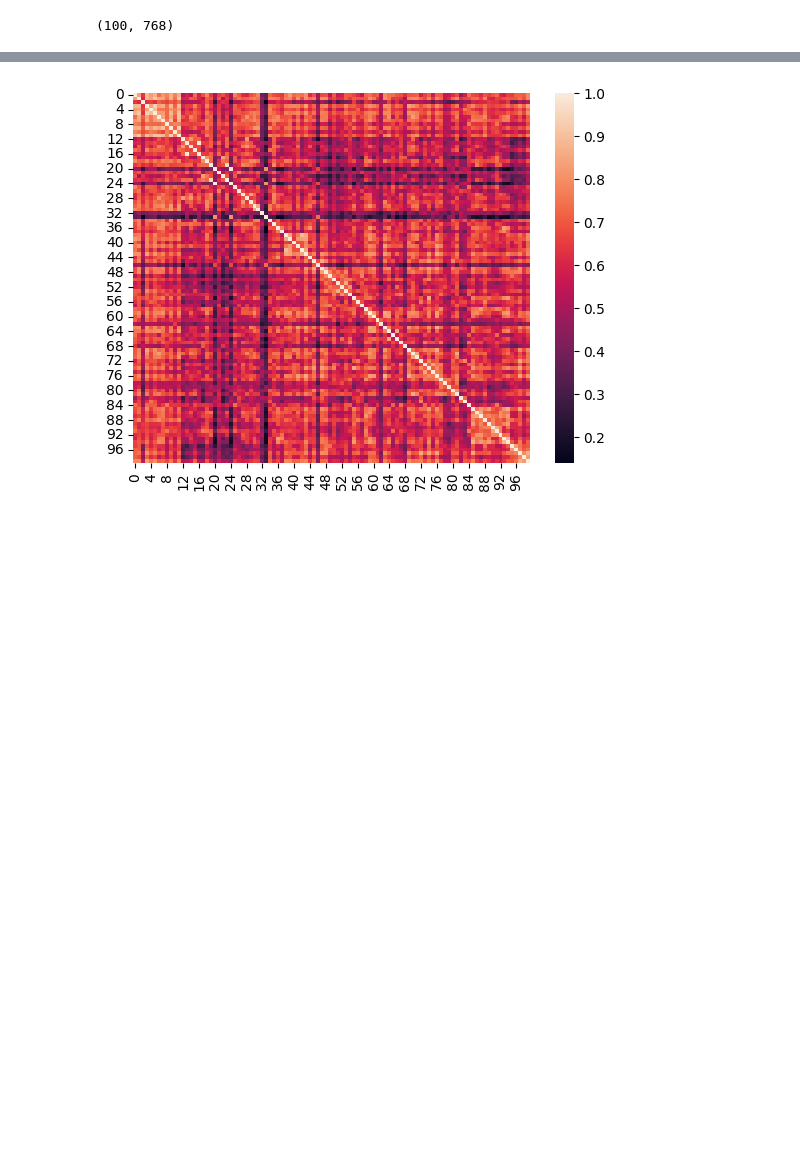
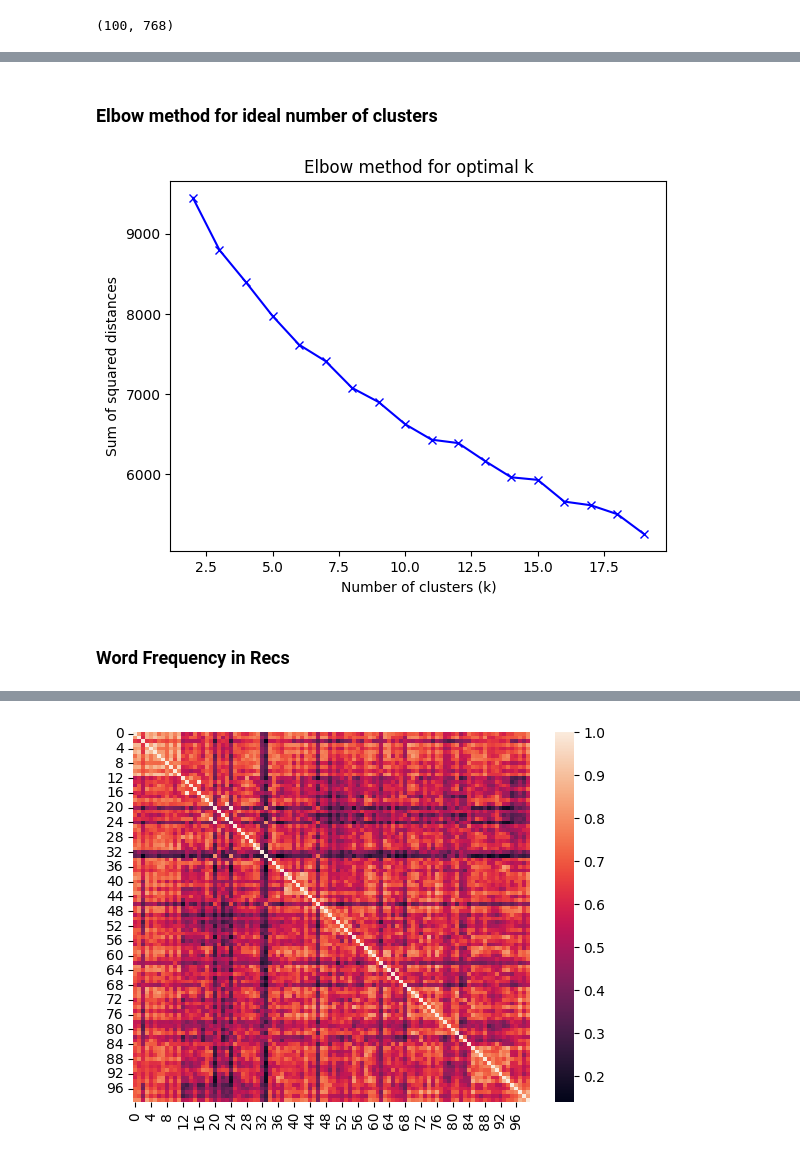
Before and after one commit to ColumbiaCysyphus/ml-dev, a Jupyter notebook: summer_2022/Workflow 2.ipynb, the cells around one changed output, grey strips where cells are left out. Saved outputs shown, nothing was run; the diff lists cells and outputs as text; code cells hidden in the pictures; blank space fills up the shorter version.

```diff
--- a/summer_2022/Recommendation_analysisv2.ipynb
+++ b/summer_2022/Workflow 2.ipynb
@@ -210,0 +69,21 @@ sentence_embeddings.shape
+# %% [markdown]
+### Elbow method for ideal number of clusters
+# %%
+range_n_clusters = range(2, 20)
+
+# Compute the sum of squared distances for each k
+ssd = []
+for k in range_n_clusters:
+    kmeans_temp = KMeans(n_clusters=k, random_state=0).fit(sentence_embeddings)
+    ssd.append(kmeans_temp.inertia_)
+
+# Plot the elbow curve
+plt.plot(range_n_clusters, ssd, 'bx-')
+plt.xlabel('Number of clusters (k)')
+plt.ylabel('Sum of squared distances')
+plt.title('Elbow method for optimal k')
+plt.show()
+# %% [output]
+[figure, added]
+# %% [markdown]
+### Word Frequency in Recs
```
Also changed, not shown: parts of 33 cells of this notebook, 3 other files.
